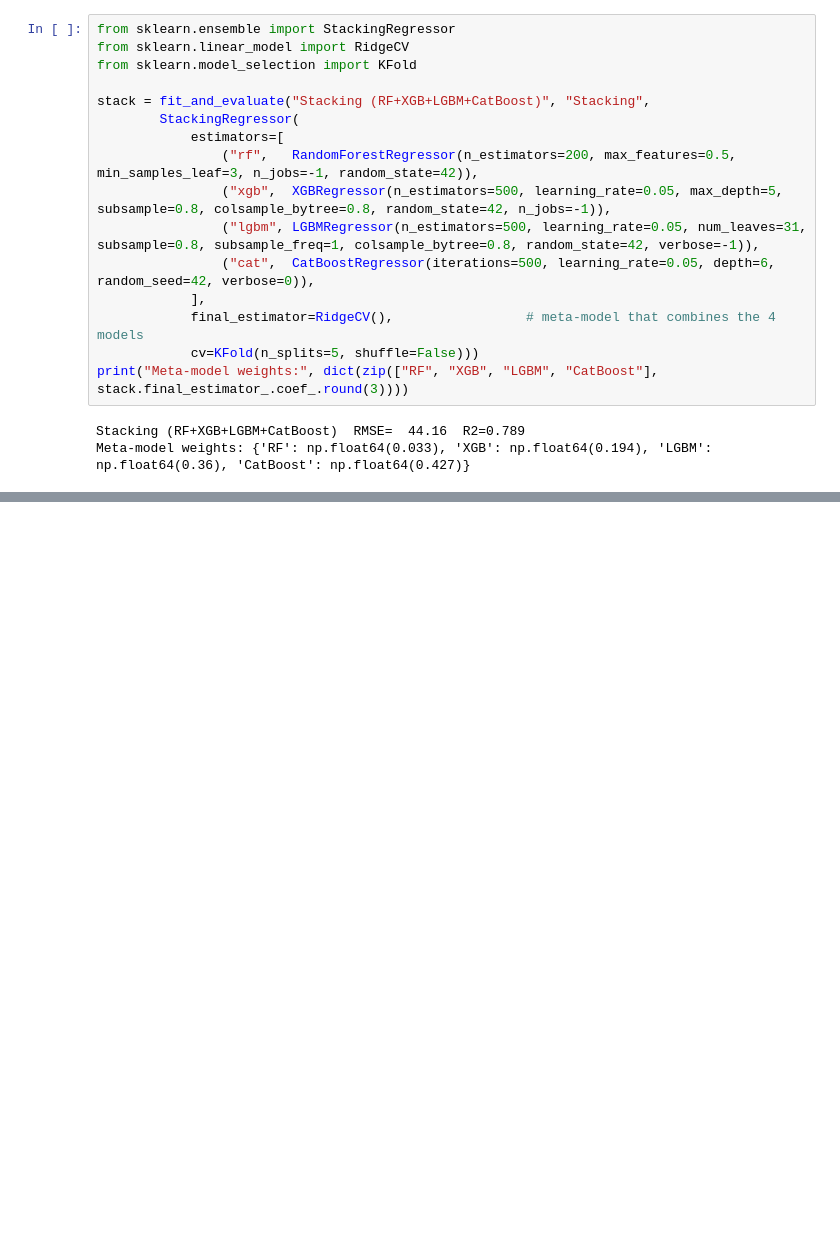
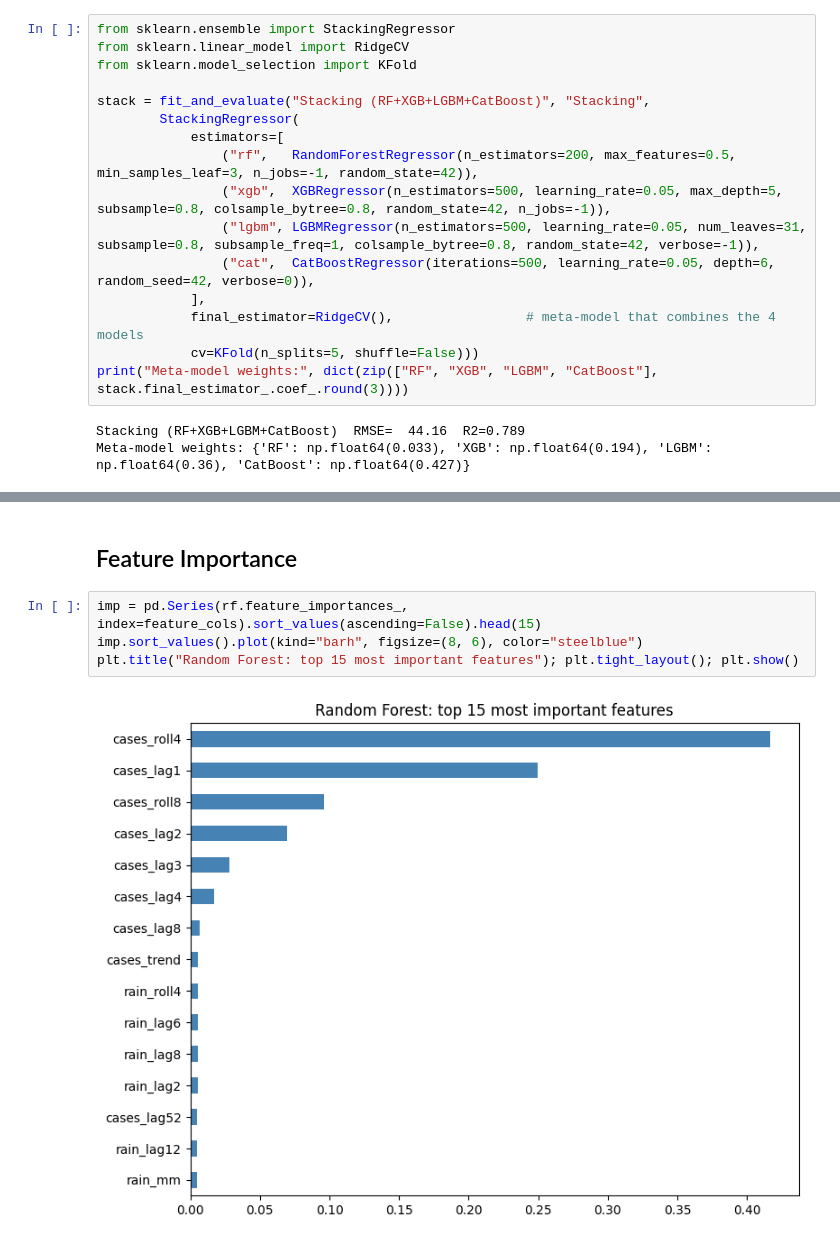
Before and after one commit to SachiniKalansooriya/Dengue_Ensemble_Forecasting, a Jupyter notebook: Dengue_Ensemble_Forecasting.ipynb, the cells around one changed output, grey strips where cells are left out. Saved outputs shown, nothing was run; the diff lists cells and outputs as text; blank space fills up the shorter version.

```diff
--- a/Dengue_Ensemble_Forecasting.ipynb
+++ b/Dengue_Ensemble_Forecasting.ipynb
@@ -417,0 +459,8 @@ ARIMA (2,1,1) per district       RMSE=  48.24  R2=0.748
+# %% [markdown]
+## Feature Importance
+# %%
+imp = pd.Series(rf.feature_importances_, index=feature_cols).sort_values(ascending=False).head(15)
+imp.sort_values().plot(kind="barh", figsize=(8, 6), color="steelblue")
+plt.title("Random Forest: top 15 most important features"); plt.tight_layout(); plt.show()
+# %% [output]
+[figure, added]
```
Also changed, not shown: parts of 6 cells of this notebook.
